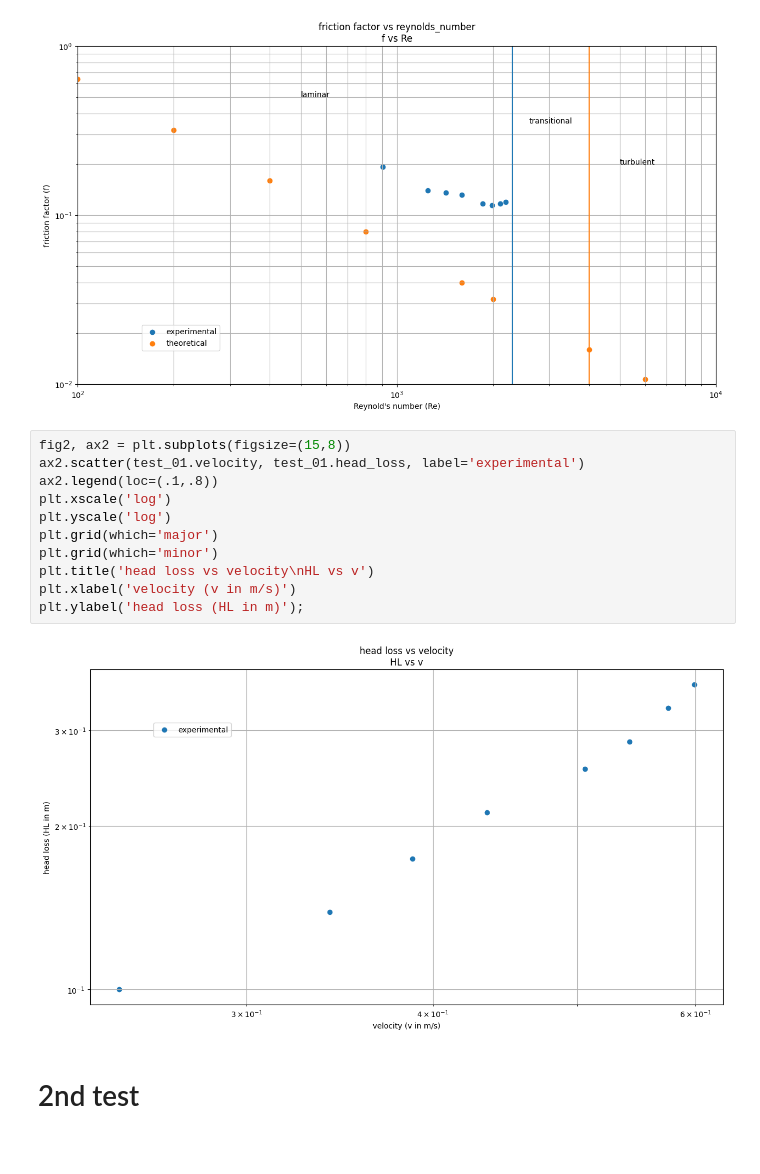
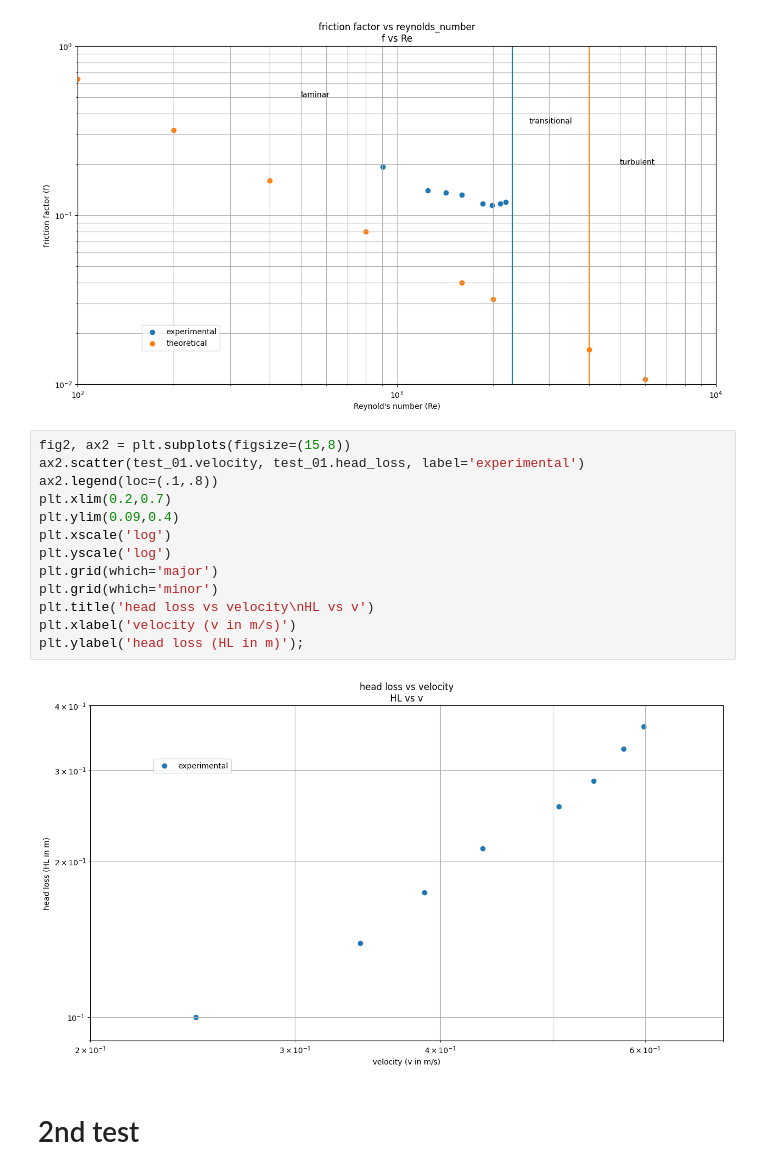
Before and after one commit to Holger-Paxi/Fluid_Mechanics, a Jupyter notebook: Assessment_Task_3_pipe_test.ipynb, the cells around one changed output. Saved outputs shown, nothing was run; the diff lists cells and outputs as text.

```diff
--- a/Assessment_Task_3_pipe_test.ipynb
+++ b/Assessment_Task_3_pipe_test.ipynb
@@ -178,16 +180,18 @@ plt.text(x=500, y=0.5, s='laminar');
 # %%
 fig2, ax2 = plt.subplots(figsize=(15,8))
 ax2.scatter(test_01.velocity, test_01.head_loss, label='experimental')
 ax2.legend(loc=(.1,.8))
+plt.xlim(0.2,0.7)
+plt.ylim(0.09,0.4)
 plt.xscale('log')
 plt.yscale('log')
 plt.grid(which='major')
 plt.grid(which='minor')
 plt.title('head loss vs velocity\nHL vs v')
 plt.xlabel('velocity (v in m/s)')
 plt.ylabel('head loss (HL in m)');
 # %% [output]
-[figure, old version]
+[figure, new version]
 # %% [markdown]
 # 2nd test
 # %% [markdown]
```
Also changed, not shown: parts of 2 cells of this notebook.
